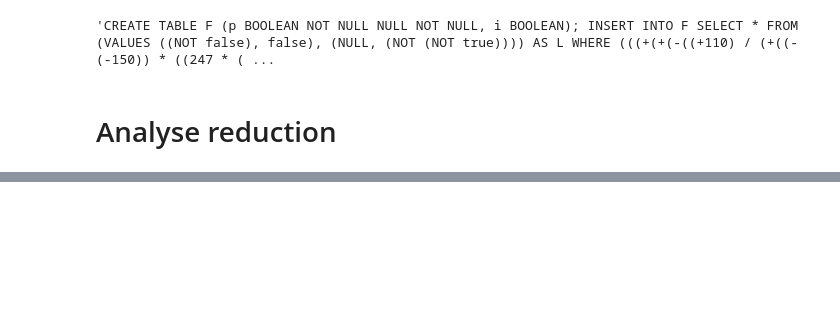
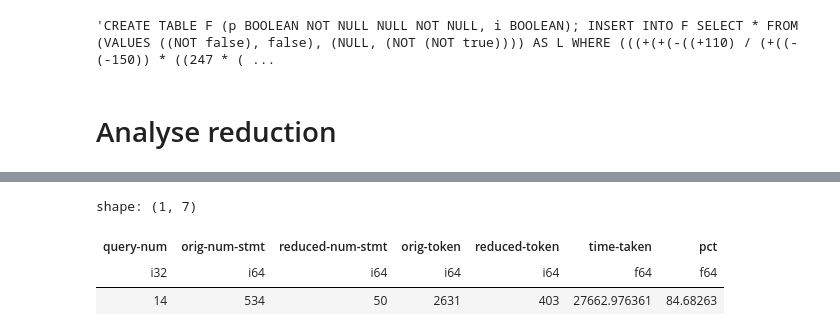
Before and after one commit to edizeqiri/SQLite-Reducer, a Jupyter notebook: src/resources/run_n_analysis.ipynb, the cells around one changed output, grey strips where cells are left out. Cells and saved outputs as stored; diff of their text form; code cells hidden in the pictures; blank space fills up the shorter version.

```diff
--- a/src/resources/run_n_analysis.ipynb
+++ b/src/resources/run_n_analysis.ipynb
@@ -192,0 +177,7 @@ shape: (20, 7)
+# %%
+master_df[13]
+# %% [output]
+shape: (1, 7)
+| query-num | orig-num-stmt | reduced-num-stmt | orig-token | reduced-token | time-taken | pct |
+| i32 | i64 | i64 | i64 | i64 | f64 | f64 |
+| 14 | 534 | 50 | 2631 | 403 | 27662.976361 | 84.68263 |
```
Also changed, not shown: parts of 9 cells of this notebook, 30 other files.
